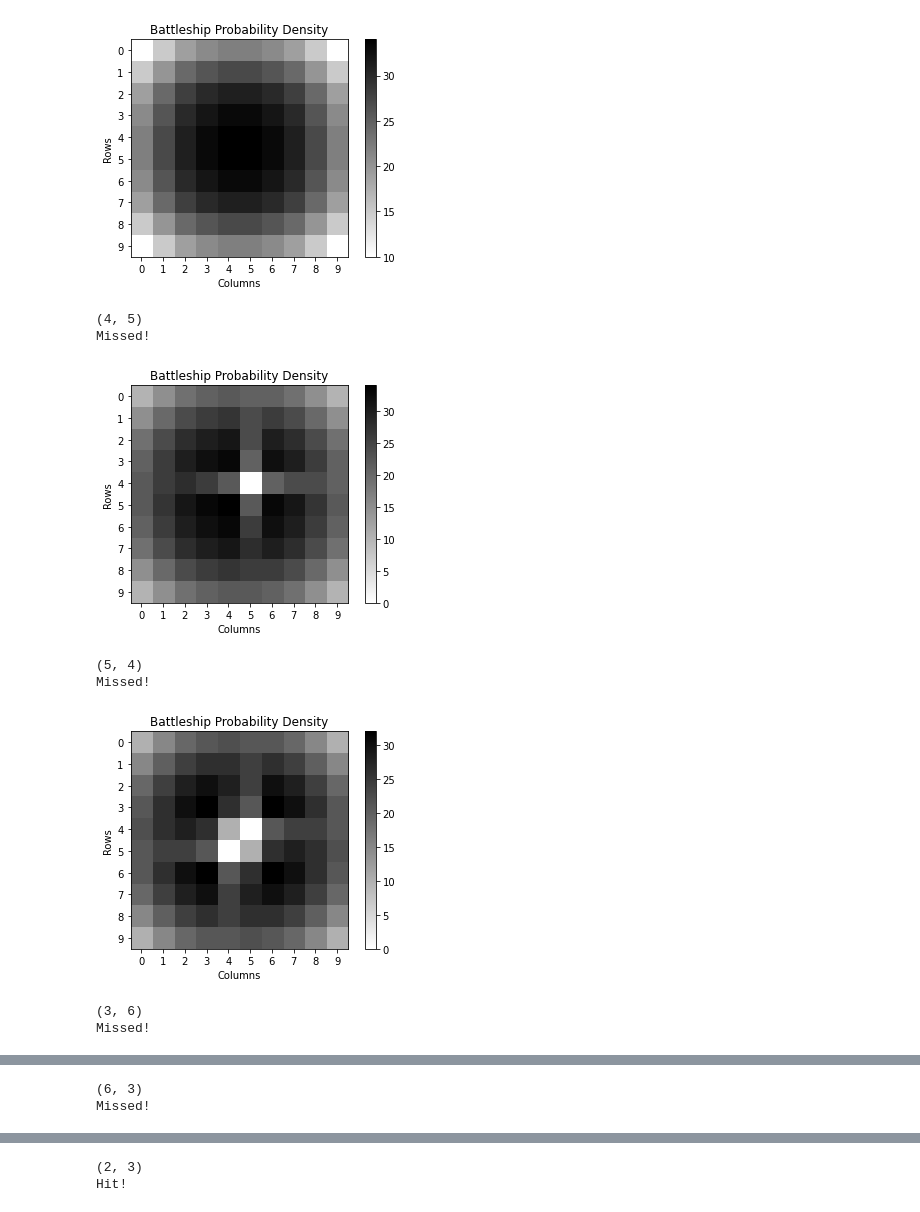
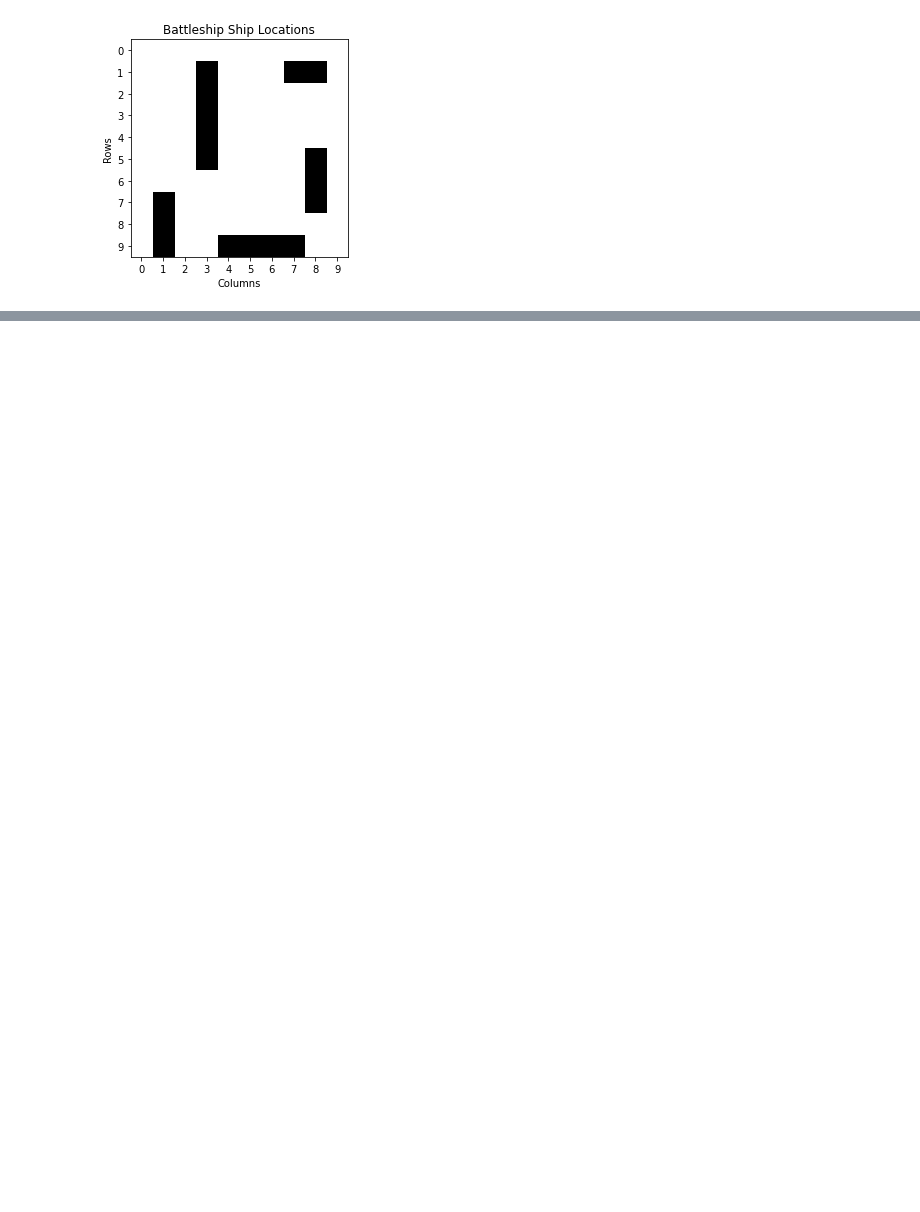
Before and after one commit to anderson-truong/CS32-Project3, a Jupyter notebook: Python/Battleship_Probability_Density.ipynb, the cells around one changed output, grey strips where cells are left out. Cells and saved outputs as stored; diff of their text form; code cells hidden in the pictures; blank space fills up the shorter version.

```diff
--- a/Python/Battleship_Probability_Density.ipynb
+++ b/Python/Battleship_Probability_Density.ipynb
@@ -141,31 +146,28 @@ class GoodPlayer:
         plt.show()
 # %%
-%matplotlib inline
 board = '''
 ..........
 ...A...DD.
 ...A......
 ...A......
 ...A......
 ...A....C.
 ........C.
 .S......C.
 .S........
 .S..BBBB..
 '''
-ship_types = [Ship(2, 'D', 'destroyer'), Ship(3, 'C', 'cruiser'), Ship(3, 'S', 'submarine'), Ship(4, 'B', 'battleship'), Ship(5, 'A', 'aircraft carrier')]
-game = np.array([[ch for ch in row] for row in board.lstrip('\n').rstrip('\n').split('\n')])
-p = GoodPlayer(game, ship_types)
-
-while (p.attack()):
-    print()
+boardHeatMap = np.array([[1 if ch != '.' else 0 for ch in row ] for row in board.lstrip('\n').rstrip('\n').split('\n')], dtype=int)
+r, c = boardHeatMap.shape
+plt.xlabel('Columns')
+plt.ylabel('Rows')
+plt.xticks(ticks=np.arange(c), labels=np.arange(c))
+plt.yticks(ticks=np.arange(r), labels=np.arange(r))
+plt.title('Battleship Ship Locations')
+im = plt.imshow(boardHeatMap, cmap='binary', interpolation='nearest')
+#ax = plt.gca()
+#plt.colorbar(im)
+#plt.grid(color='gray', linestyle='-.', linewidth=1)
+plt.savefig('shiplocation.png')
 # %% [output]
-[figure, old version]
+[figure, new version]
-(4, 5)
-Missed!
-[figure, removed]
-(5, 4)
-Missed!
-[figure, removed]
-(3, 6)
-Missed!
@@ -173,2 +173,0 @@ Missed!
-(6, 3)
-Missed!
@@ -176,2 +173,0 @@ Missed!
-(2, 3)
-Hit!
```
Also changed, not shown: parts of 3 cells of this notebook, 2 other files.
